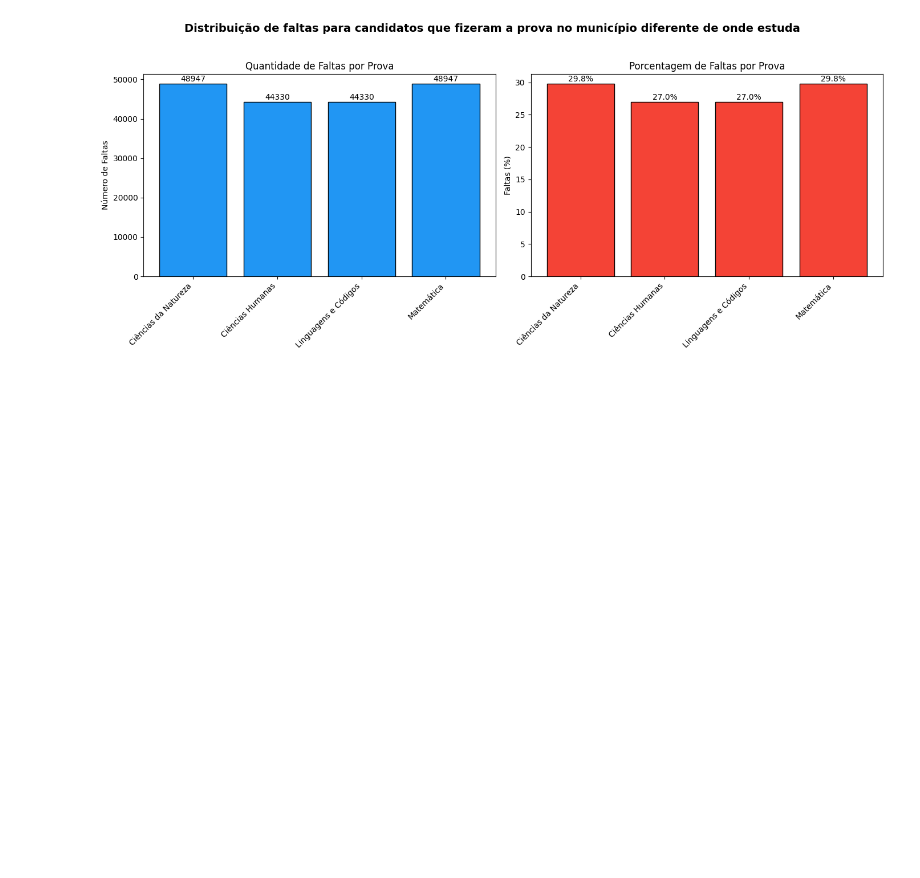
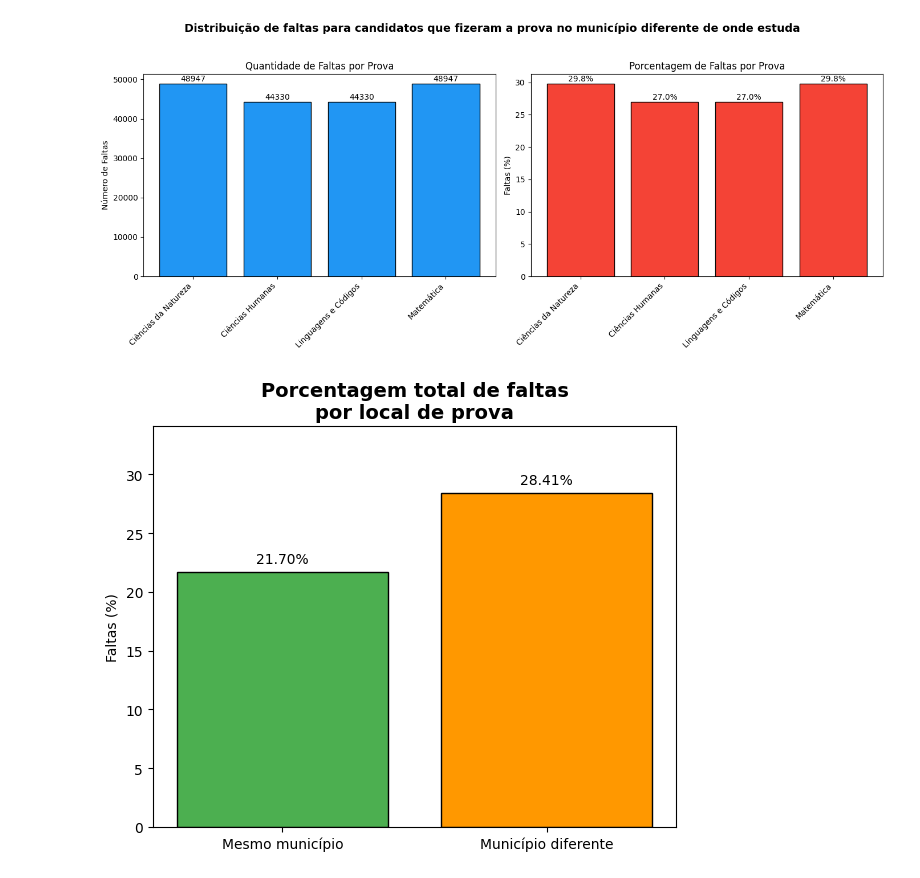
Before and after one commit to henriquefac/ciencia_de_dados_av1, a Jupyter notebook: av1/notebook/apresentacao/perguntas.ipynb, the cells around one changed output. Saved outputs shown, nothing was run; the diff lists cells and outputs as text; code cells hidden in the pictures; blank space fills up the shorter version.

```diff
--- a/av1/notebook/apresentacao/perguntas.ipynb
+++ b/av1/notebook/apresentacao/perguntas.ipynb
@@ -395,3 +400,35 @@ plt.tight_layout(rect=[0, 0, 1, 0.95])
 plt.show()
 # %% [output]
 [figure]
+# %%
+# soma do total de faltas dos que estudam no mesmo municipio e diferente
+sum_eq = np.sum(list(quant_faltas_prova.values()))
+sum_dif = np.sum(list(quant_faltas_prova_dif.values()))
+
+porcentagem_EQ = sum_eq/(len(df_faltas_EQ)*4)
+porcentagem_DIF = sum_dif/(len(df_faltas_DIF)*4)
+# %%
+import matplotlib.pyplot as plt
+
+# Dados
+categorias = ['Mesmo município', 'Município diferente']
+valores = [porcentagem_EQ * 100, porcentagem_DIF * 100]
+
+# Plotagem
+plt.figure(figsize=(6, 5))
+bars = plt.bar(categorias, valores, color=['#4caf50', '#ff9800'], edgecolor='black')
+
+# Adicionar valores numéricos acima das barras
+for bar in bars:
+    yval = bar.get_height()
+    plt.text(bar.get_x() + bar.get_width()/2, yval + 0.5, f'{yval:.2f}%', ha='center', va='bottom')
+
+# Título e rótulos
+plt.title("Porcentagem total de faltas\npor local de prova", fontsize=14, fontweight='bold')
+plt.ylabel("Faltas (%)")
+plt.ylim(0, max(valores)*1.2)  # espaço para o texto acima
+
+plt.tight_layout()
+plt.show()
+# %% [output]
+[figure, added]
```
Also changed, not shown: parts of 3 cells of this notebook.
